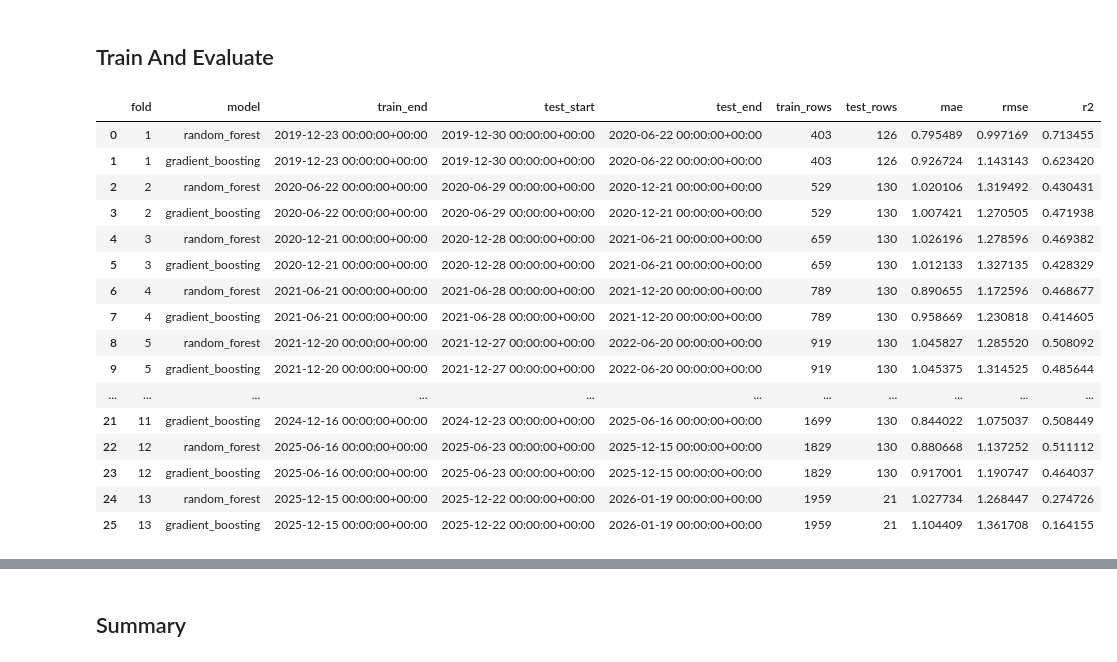
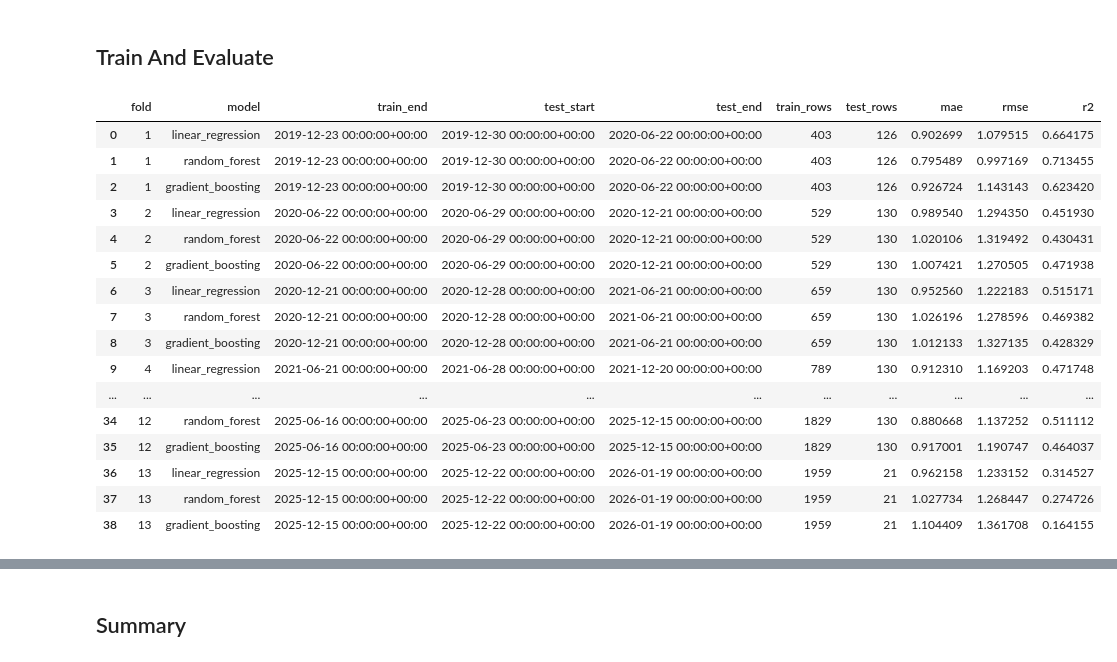
Before and after one commit to Jshuuuuuuu/SeismoGuard, a Jupyter notebook: notebook/03_modeling.ipynb, the cells around one changed output, grey strips where cells are left out. Saved outputs shown, nothing was run; the diff lists cells and outputs as text; code cells hidden in the pictures.

```diff
--- a/notebook/03_modeling.ipynb
+++ b/notebook/03_modeling.ipynb
@@ -174,6 +176,7 @@ len(splits), [(s[2], s[3], s[4]) for s in splits]
 ## Train And Evaluate
 # %%
 models = {
+    'linear_regression': LinearRegression(),
     'random_forest': RandomForestRegressor(
         n_estimators=400,
         min_samples_leaf=3,
@@ -191,6 +194,7 @@ models = {
 
 metrics = []
 prediction_frames = []
+importance_frames = []
 
 for fold, (train_mask, test_mask, train_end, test_start, test_end) in enumerate(splits, start=1):
     X_train, X_test = X.loc[train_mask], X.loc[test_mask]
@@ -206,46 +210,57 @@ for fold, (train_mask, test_mask, train_end, test_start, test_end) in enumerate(
 
         metrics.append({
             'fold': fold,
             'model': model_name,
             'train_end': train_end,
             'test_start': test_start,
             'test_end': test_end,
             'train_rows': len(X_train),
             'test_rows': len(X_test),
             'mae': mean_absolute_error(y_test, preds),
             'rmse': np.sqrt(mean_squared_error(y_test, preds)),
             'r2': r2_score(y_test, preds),
         })
 
+        fitted_model = pipe.named_steps['model']
+        if hasattr(fitted_model, 'feature_importances_'):
+            importance_frames.append(pd.DataFrame({
+                'fold': fold,
+                'model': model_name,
+                'feature': X.columns,
+                'importance': fitted_model.feature_importances_,
+            }))
+
         fold_preds = X_test.reset_index()[['province', 'forecast_date']].copy()
         fold_preds['fold'] = fold
         fold_preds['model'] = model_name
         fold_preds['actual'] = y_test.to_numpy()
         fold_preds['prediction'] = preds
         prediction_frames.append(fold_preds)
 
 metrics_df = pd.DataFrame(metrics)
 predictions_df = pd.concat(prediction_frames, ignore_index=True)
+feature_importances_df = pd.concat(importance_frames, ignore_index=True)
 
 metrics_df.to_csv(output_dir / 'walk_forward_metrics.csv', index=False)
 predictions_df.to_csv(output_dir / 'walk_forward_predictions.csv', index=False)
+feature_importances_df.to_csv(output_dir / 'feature_importances_by_fold.csv', index=False)
 
 metrics_df
 # %% [output]
 |  | fold | model | train_end | test_start | test_end | train_rows | test_rows | mae | rmse | r2 |
-| 0 | 1 | random_forest | 2019-12-23 00:00:00+00:00 | 2019-12-30 00:00:00+00:00 | 2020-06-22 00:00:00+00:00 | 403 | 126 | 0.795489 | 0.997169 | 0.713455 |
-| 1 | 1 | gradient_boosting | 2019-12-23 00:00:00+00:00 | 2019-12-30 00:00:00+00:00 | 2020-06-22 00:00:00+00:00 | 403 | 126 | 0.926724 | 1.143143 | 0.623420 |
-| 2 | 2 | random_forest | 2020-06-22 00:00:00+00:00 | 2020-06-29 00:00:00+00:00 | 2020-12-21 00:00:00+00:00 | 529 | 130 | 1.020106 | 1.319492 | 0.430431 |
-| 3 | 2 | gradient_boosting | 2020-06-22 00:00:00+00:00 | 2020-06-29 00:00:00+00:00 | 2020-12-21 00:00:00+00:00 | 529 | 130 | 1.007421 | 1.270505 | 0.471938 |
-| 4 | 3 | random_forest | 2020-12-21 00:00:00+00:00 | 2020-12-28 00:00:00+00:00 | 2021-06-21 00:00:00+00:00 | 659 | 130 | 1.026196 | 1.278596 | 0.469382 |
-| 5 | 3 | gradient_boosting | 2020-12-21 00:00:00+00:00 | 2020-12-28 00:00:00+00:00 | 2021-06-21 00:00:00+00:00 | 659 | 130 | 1.012133 | 1.327135 | 0.428329 |
-| 6 | 4 | random_forest | 2021-06-21 00:00:00+00:00 | 2021-06-28 00:00:00+00:00 | 2021-12-20 00:00:00+00:00 | 789 | 130 | 0.890655 | 1.172596 | 0.468677 |
-| 7 | 4 | gradient_boosting | 2021-06-21 00:00:00+00:00 | 2021-06-28 00:00:00+00:00 | 2021-12-20 00:00:00+00:00 | 789 | 130 | 0.958669 | 1.230818 | 0.414605 |
-| 8 | 5 | random_forest | 2021-12-20 00:00:00+00:00 | 2021-12-27 00:00:00+00:00 | 2022-06-20 00:00:00+00:00 | 919 | 130 | 1.045827 | 1.285520 | 0.508092 |
-| 9 | 5 | gradient_boosting | 2021-12-20 00:00:00+00:00 | 2021-12-27 00:00:00+00:00 | 2022-06-20 00:00:00+00:00 | 919 | 130 | 1.045375 | 1.314525 | 0.485644 |
+| 0 | 1 | linear_regression | 2019-12-23 00:00:00+00:00 | 2019-12-30 00:00:00+00:00 | 2020-06-22 00:00:00+00:00 | 403 | 126 | 0.902699 | 1.079515 | 0.664175 |
+| 1 | 1 | random_forest | 2019-12-23 00:00:00+00:00 | 2019-12-30 00:00:00+00:00 | 2020-06-22 00:00:00+00:00 | 403 | 126 | 0.795489 | 0.997169 | 0.713455 |
+| 2 | 1 | gradient_boosting | 2019-12-23 00:00:00+00:00 | 2019-12-30 00:00:00+00:00 | 2020-06-22 00:00:00+00:00 | 403 | 126 | 0.926724 | 1.143143 | 0.623420 |
+| 3 | 2 | linear_regression | 2020-06-22 00:00:00+00:00 | 2020-06-29 00:00:00+00:00 | 2020-12-21 00:00:00+00:00 | 529 | 130 | 0.989540 | 1.294350 | 0.451930 |
+| 4 | 2 | random_forest | 2020-06-22 00:00:00+00:00 | 2020-06-29 00:00:00+00:00 | 2020-12-21 00:00:00+00:00 | 529 | 130 | 1.020106 | 1.319492 | 0.430431 |
+| 5 | 2 | gradient_boosting | 2020-06-22 00:00:00+00:00 | 2020-06-29 00:00:00+00:00 | 2020-12-21 00:00:00+00:00 | 529 | 130 | 1.007421 | 1.270505 | 0.471938 |
+| 6 | 3 | linear_regression | 2020-12-21 00:00:00+00:00 | 2020-12-28 00:00:00+00:00 | 2021-06-21 00:00:00+00:00 | 659 | 130 | 0.952560 | 1.222183 | 0.515171 |
+| 7 | 3 | random_forest | 2020-12-21 00:00:00+00:00 | 2020-12-28 00:00:00+00:00 | 2021-06-21 00:00:00+00:00 | 659 | 130 | 1.026196 | 1.278596 | 0.469382 |
+| 8 | 3 | gradient_boosting | 2020-12-21 00:00:00+00:00 | 2020-12-28 00:00:00+00:00 | 2021-06-21 00:00:00+00:00 | 659 | 130 | 1.012133 | 1.327135 | 0.428329 |
+| 9 | 4 | linear_regression | 2021-06-21 00:00:00+00:00 | 2021-06-28 00:00:00+00:00 | 2021-12-20 00:00:00+00:00 | 789 | 130 | 0.912310 | 1.169203 | 0.471748 |
 | ... | ... | ... | ... | ... | ... | ... | ... | ... | ... | ... |
-| 21 | 11 | gradient_boosting | 2024-12-16 00:00:00+00:00 | 2024-12-23 00:00:00+00:00 | 2025-06-16 00:00:00+00:00 | 1699 | 130 | 0.844022 | 1.075037 | 0.508449 |
-| 22 | 12 | random_forest | 2025-06-16 00:00:00+00:00 | 2025-06-23 00:00:00+00:00 | 2025-12-15 00:00:00+00:00 | 1829 | 130 | 0.880668 | 1.137252 | 0.511112 |
-| 23 | 12 | gradient_boosting | 2025-06-16 00:00:00+00:00 | 2025-06-23 00:00:00+00:00 | 2025-12-15 00:00:00+00:00 | 1829 | 130 | 0.917001 | 1.190747 | 0.464037 |
-| 24 | 13 | random_forest | 2025-12-15 00:00:00+00:00 | 2025-12-22 00:00:00+00:00 | 2026-01-19 00:00:00+00:00 | 1959 | 21 | 1.027734 | 1.268447 | 0.274726 |
-| 25 | 13 | gradient_boosting | 2025-12-15 00:00:00+00:00 | 2025-12-22 00:00:00+00:00 | 2026-01-19 00:00:00+00:00 | 1959 | 21 | 1.104409 | 1.361708 | 0.164155 |
+| 34 | 12 | random_forest | 2025-06-16 00:00:00+00:00 | 2025-06-23 00:00:00+00:00 | 2025-12-15 00:00:00+00:00 | 1829 | 130 | 0.880668 | 1.137252 | 0.511112 |
+| 35 | 12 | gradient_boosting | 2025-06-16 00:00:00+00:00 | 2025-06-23 00:00:00+00:00 | 2025-12-15 00:00:00+00:00 | 1829 | 130 | 0.917001 | 1.190747 | 0.464037 |
+| 36 | 13 | linear_regression | 2025-12-15 00:00:00+00:00 | 2025-12-22 00:00:00+00:00 | 2026-01-19 00:00:00+00:00 | 1959 | 21 | 0.962158 | 1.233152 | 0.314527 |
+| 37 | 13 | random_forest | 2025-12-15 00:00:00+00:00 | 2025-12-22 00:00:00+00:00 | 2026-01-19 00:00:00+00:00 | 1959 | 21 | 1.027734 | 1.268447 | 0.274726 |
+| 38 | 13 | gradient_boosting | 2025-12-15 00:00:00+00:00 | 2025-12-22 00:00:00+00:00 | 2026-01-19 00:00:00+00:00 | 1959 | 21 | 1.104409 | 1.361708 | 0.164155 |
```
Also changed, not shown: parts of 4 cells of this notebook, 11 other files.
